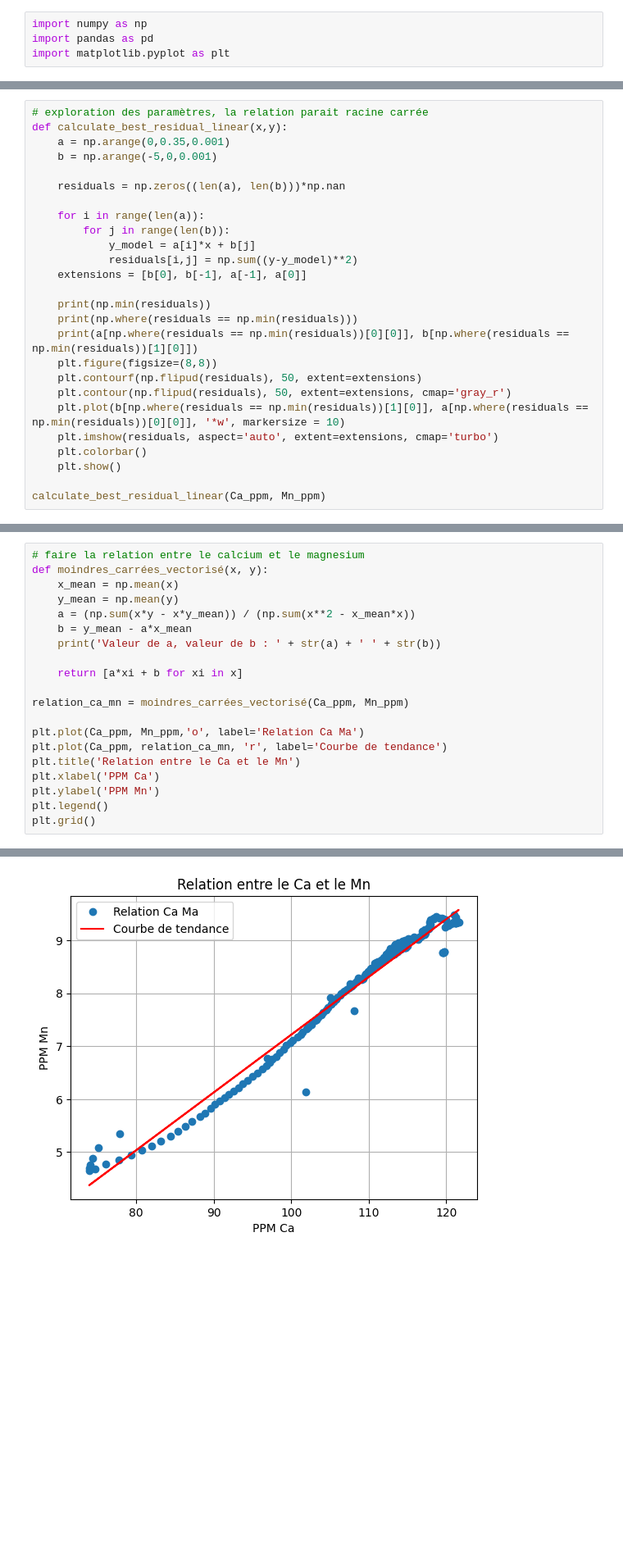
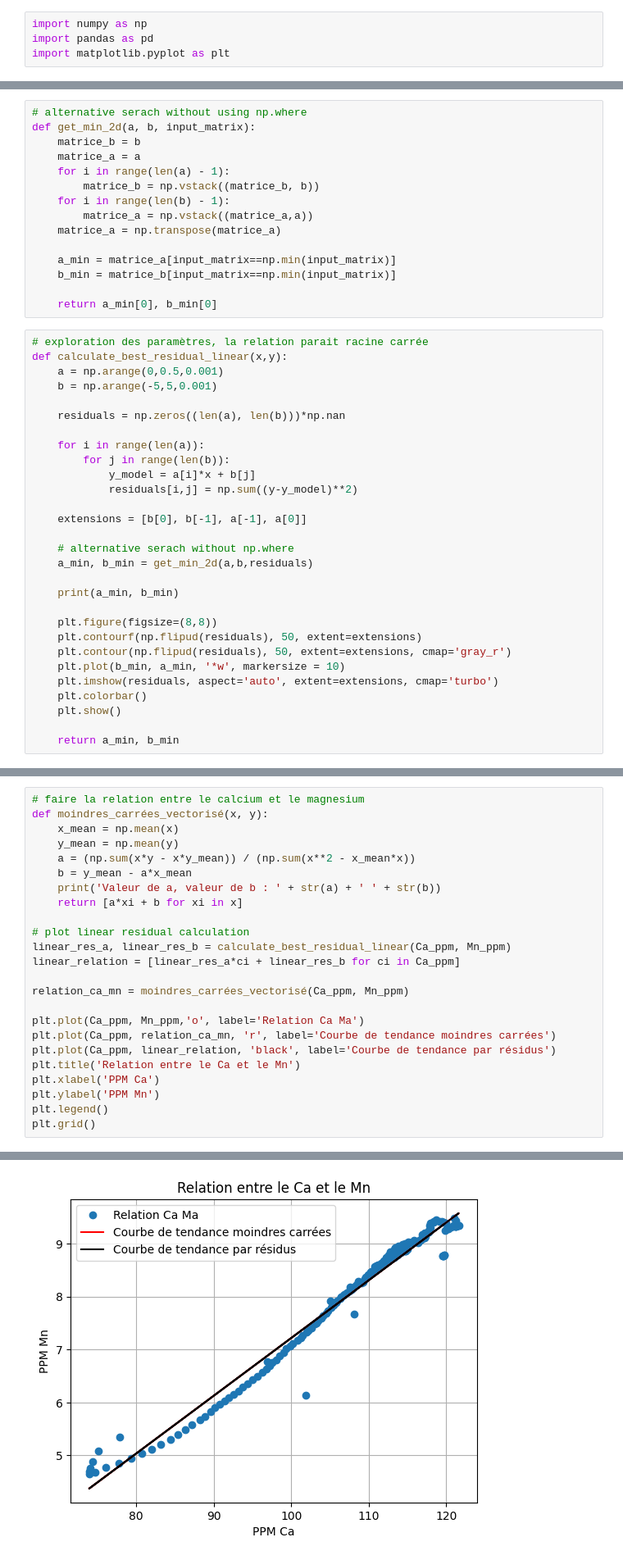
Before and after one commit to HDeBoever/gee-sat-imagery-analysis, a Jupyter notebook: cours6_info.ipynb, the cells around one changed output, grey strips where cells are left out. Shown at 82% size. Saved outputs shown, nothing was run; the diff lists cells and outputs as text; blank space fills up the shorter version.

```diff
--- a/cours6_info.ipynb
+++ b/cours6_info.ipynb
@@ -34,11 +34,26 @@ plt.ylabel('PPM Mn')
 plt.grid()
 # %% [output]
 [figure]
+# %%
+# alternative serach without using np.where
+def get_min_2d(a, b, input_matrix):
+    matrice_b = b
+    matrice_a = a
+    for i in range(len(a) - 1):
+        matrice_b = np.vstack((matrice_b, b))
+    for i in range(len(b) - 1):
+        matrice_a = np.vstack((matrice_a,a))
+    matrice_a = np.transpose(matrice_a)
+
+    a_min = matrice_a[input_matrix==np.min(input_matrix)]
+    b_min = matrice_b[input_matrix==np.min(input_matrix)]
+
+    return a_min[0], b_min[0]
 # %%
 # exploration des paramètres, la relation parait racine carrée
 def calculate_best_residual_linear(x,y):
-    a = np.arange(0,0.35,0.001)
-    b = np.arange(-5,0,0.001)
+    a = np.arange(0,0.5,0.001)
+    b = np.arange(-5,5,0.001)
 
     residuals = np.zeros((len(a), len(b)))*np.nan
 
@@ -46,17 +61,20 @@ def calculate_best_residual_linear(x,y):
         for j in range(len(b)):
             y_model = a[i]*x + b[j]
             residuals[i,j] = np.sum((y-y_model)**2)
+
     extensions = [b[0], b[-1], a[-1], a[0]]
 
-    print(np.min(residuals))
-    print(np.where(residuals == np.min(residuals)))
-    print(a[np.where(residuals == np.min(residuals))[0][0]], b[np.where(residuals == np.min(residuals))[1][0]])
+    # alternative serach without np.where
+    a_min, b_min = get_min_2d(a,b,residuals)
+
+    print(a_min, b_min)
+
     plt.figure(figsize=(8,8))
     plt.contourf(np.flipud(residuals), 50, extent=extensions)
     plt.contour(np.flipud(residuals), 50, extent=extensions, cmap='gray_r')
-    plt.plot(b[np.where(residuals == np.min(residuals))[1][0]], a[np.where(residuals == np.min(residuals))[0][0]], '*w', markersize = 10)
+    plt.plot(b_min, a_min, '*w', markersize = 10)
     plt.imshow(residuals, aspect='auto', extent=extensions, cmap='turbo')
     plt.colorbar()
     plt.show()
 
-calculate_best_residual_linear(Ca_ppm, Mn_ppm)
+    return a_min, b_min
@@ -68,25 +81,29 @@ calculate_best_residual_linear(Ca_ppm, Mn_ppm)
 # %%
 # faire la relation entre le calcium et le magnesium
 def moindres_carrées_vectorisé(x, y):
     x_mean = np.mean(x)
     y_mean = np.mean(y)
     a = (np.sum(x*y - x*y_mean)) / (np.sum(x**2 - x_mean*x))
     b = y_mean - a*x_mean
     print('Valeur de a, valeur de b : ' + str(a) + ' ' + str(b))
+    return [a*xi + b for xi in x]
 
-    return [a*xi + b for xi in x]
+# plot linear residual calculation
+linear_res_a, linear_res_b = calculate_best_residual_linear(Ca_ppm, Mn_ppm)
+linear_relation = [linear_res_a*ci + linear_res_b for ci in Ca_ppm]
 
 relation_ca_mn = moindres_carrées_vectorisé(Ca_ppm, Mn_ppm)
 
 plt.plot(Ca_ppm, Mn_ppm,'o', label='Relation Ca Ma')
-plt.plot(Ca_ppm, relation_ca_mn, 'r', label='Courbe de tendance')
+plt.plot(Ca_ppm, relation_ca_mn, 'r', label='Courbe de tendance moindres carrées')
+plt.plot(Ca_ppm, linear_relation, 'black', label='Courbe de tendance par résidus')
 plt.title('Relation entre le Ca et le Mn')
 plt.xlabel('PPM Ca')
 plt.ylabel('PPM Mn')
 plt.legend()
 plt.grid()
 # %% [output]
 Valeur de a, valeur de b : 0.10902166956431948 -3.6858800358208335
-[figure, old version]
+[figure, new version]
 # %%
 # Problème du cone
```
Also changed, not shown: parts of 7 cells of this notebook.
